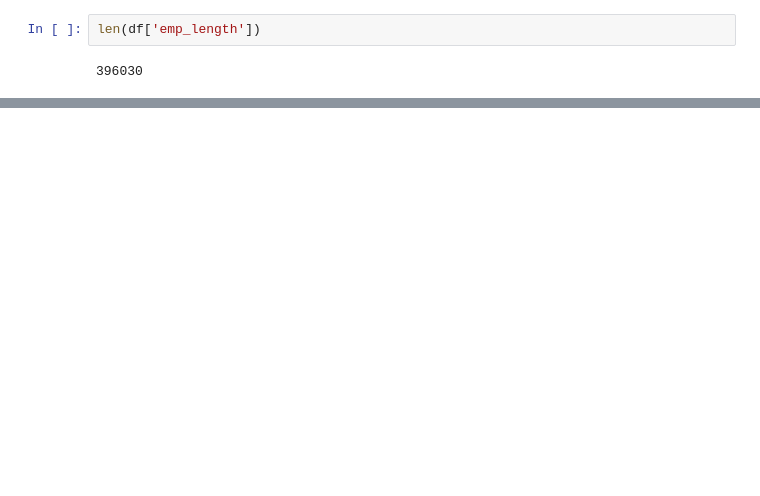
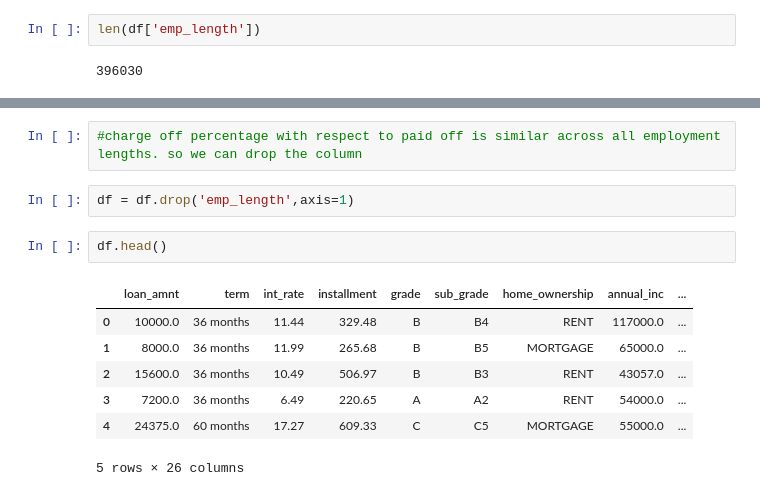
Before and after one commit to mkawsarzaman/prediction_loan_default_ANN_Tensorflow_keras, a Jupyter notebook: prediction_loan_default_ANN_Tensorflow_keras.ipynb, the cells around one changed output, grey strips where cells are left out. Saved outputs shown, nothing was run; the diff lists cells and outputs as text; blank space fills up the shorter version.

```diff
--- a/prediction_loan_default_ANN_Tensorflow_keras.ipynb
+++ b/prediction_loan_default_ANN_Tensorflow_keras.ipynb
@@ -409,0 +457,14 @@ len(df['emp_length'])
+# %%
+#charge off percentage with respect to paid off is similar across all employment lengths. so we can drop the column
+# %%
+df = df.drop('emp_length',axis=1)
+# %%
+df.head()
+# %% [output]
+|  | loan_amnt | term | int_rate | installment | grade | sub_grade | home_ownership | annual_inc | ... |
+| 0 | 10000.0 | 36 months | 11.44 | 329.48 | B | B4 | RENT | 117000.0 | ... |
+| 1 | 8000.0 | 36 months | 11.99 | 265.68 | B | B5 | MORTGAGE | 65000.0 | ... |
+| 2 | 15600.0 | 36 months | 10.49 | 506.97 | B | B3 | RENT | 43057.0 | ... |
+| 3 | 7200.0 | 36 months | 6.49 | 220.65 | A | A2 | RENT | 54000.0 | ... |
+| 4 | 24375.0 | 60 months | 17.27 | 609.33 | C | C5 | MORTGAGE | 55000.0 | ... |
+5 rows × 26 columns
```
Also changed, not shown: parts of 9 cells of this notebook.
